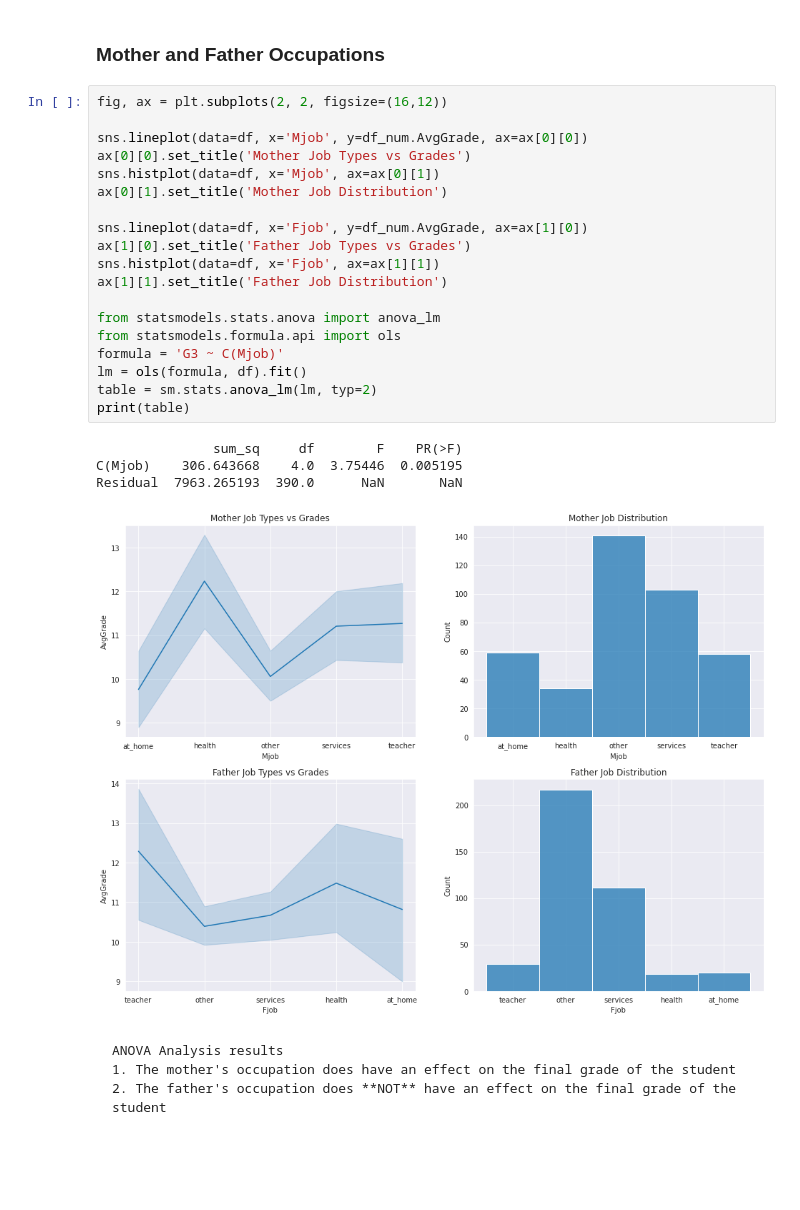
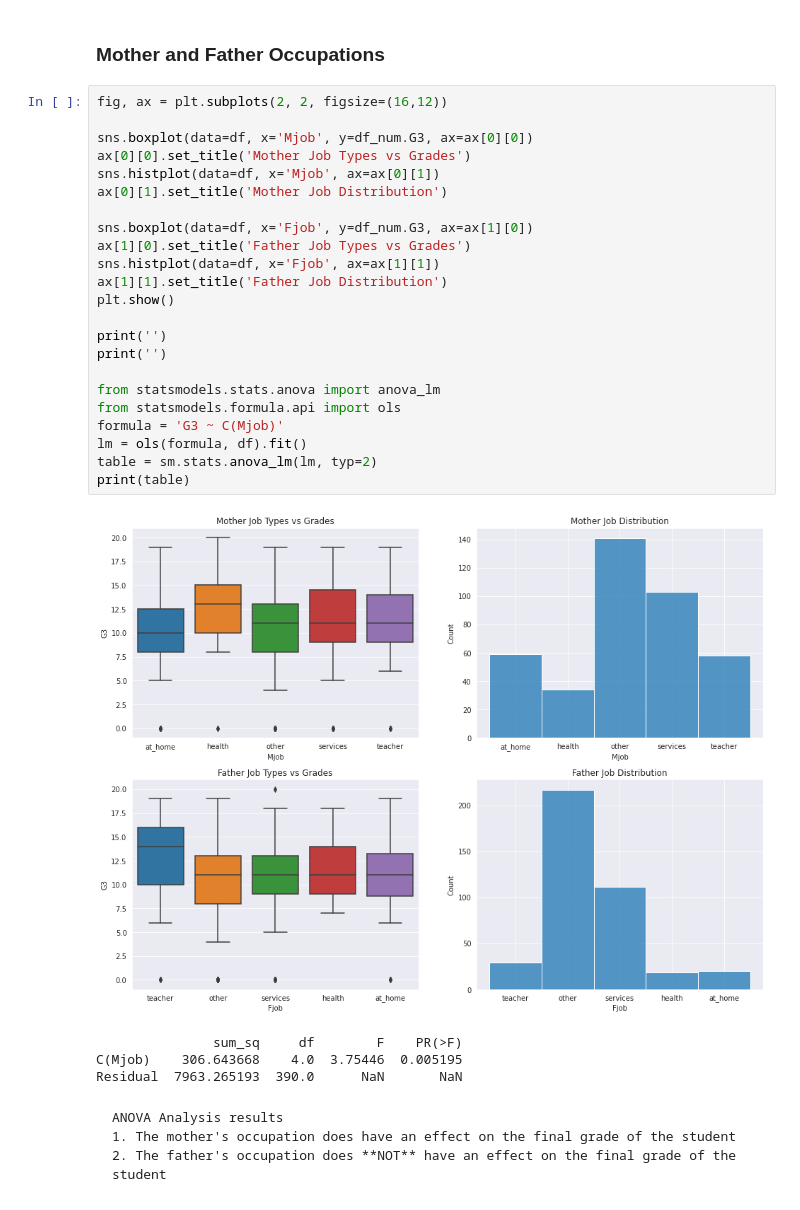
Before and after one commit to CamLadd/math_student_regression, a Jupyter notebook: math_grade_regression.ipynb, the cells around one changed output. Cells and saved outputs as stored; diff of their text form; blank space fills up the shorter version.

```diff
--- a/math_grade_regression.ipynb
+++ b/math_grade_regression.ipynb
@@ -121,27 +127,31 @@ Residual   8236.335616  390.0       NaN       NaN
 # %%
 fig, ax = plt.subplots(2, 2, figsize=(16,12))
 
-sns.lineplot(data=df, x='Mjob', y=df_num.AvgGrade, ax=ax[0][0])
+sns.boxplot(data=df, x='Mjob', y=df_num.G3, ax=ax[0][0])
 ax[0][0].set_title('Mother Job Types vs Grades')
 sns.histplot(data=df, x='Mjob', ax=ax[0][1])
 ax[0][1].set_title('Mother Job Distribution')
 
-sns.lineplot(data=df, x='Fjob', y=df_num.AvgGrade, ax=ax[1][0])
+sns.boxplot(data=df, x='Fjob', y=df_num.G3, ax=ax[1][0])
 ax[1][0].set_title('Father Job Types vs Grades')
 sns.histplot(data=df, x='Fjob', ax=ax[1][1])
 ax[1][1].set_title('Father Job Distribution')
+plt.show()
+
+print('')
+print('')
 
 from statsmodels.stats.anova import anova_lm
 from statsmodels.formula.api import ols
 formula = 'G3 ~ C(Mjob)'
 lm = ols(formula, df).fit()
 table = sm.stats.anova_lm(lm, typ=2)
 print(table)
 # %% [output]
+[figure, new version]
                sum_sq     df        F    PR(>F)
 C(Mjob)    306.643668    4.0  3.75446  0.005195
 Residual  7963.265193  390.0      NaN       NaN
-[figure, old version]
 # %% [markdown]
     ANOVA Analysis results
     1. The mother's occupation does have an effect on the final grade of the student
```
Also changed, not shown: parts of 3 cells of this notebook.
